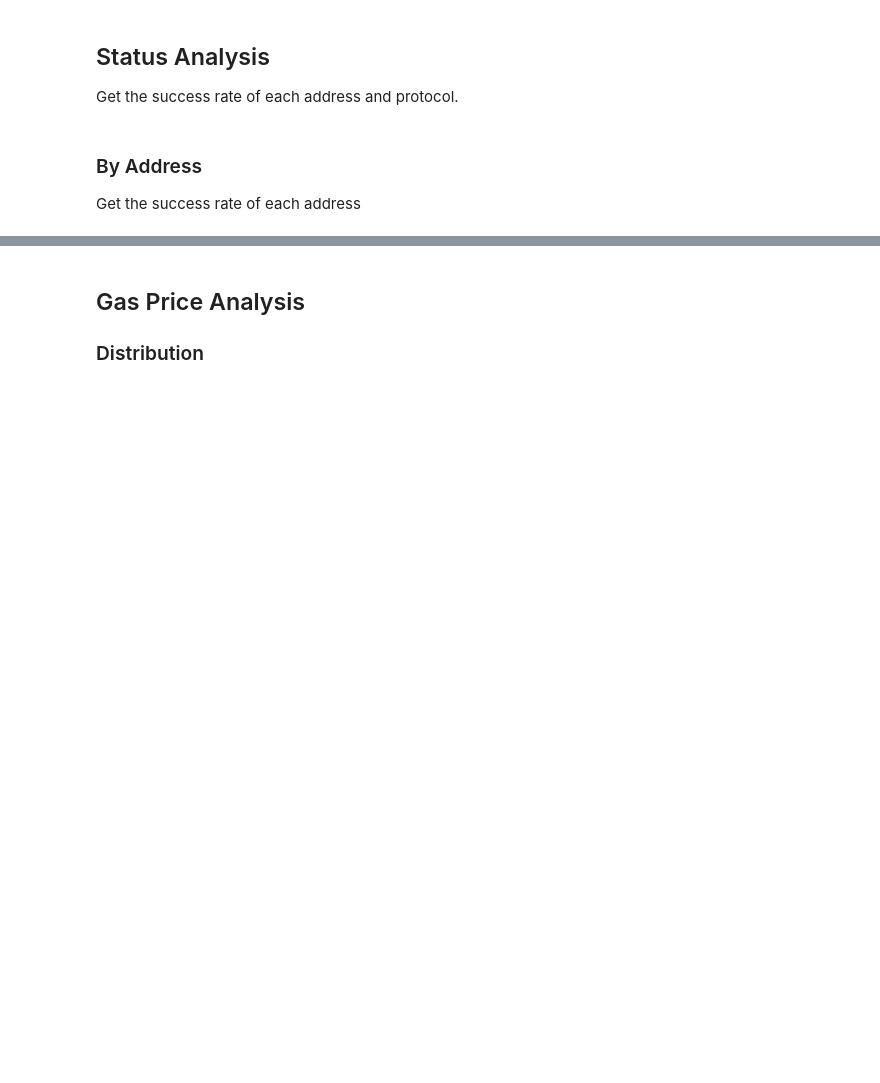
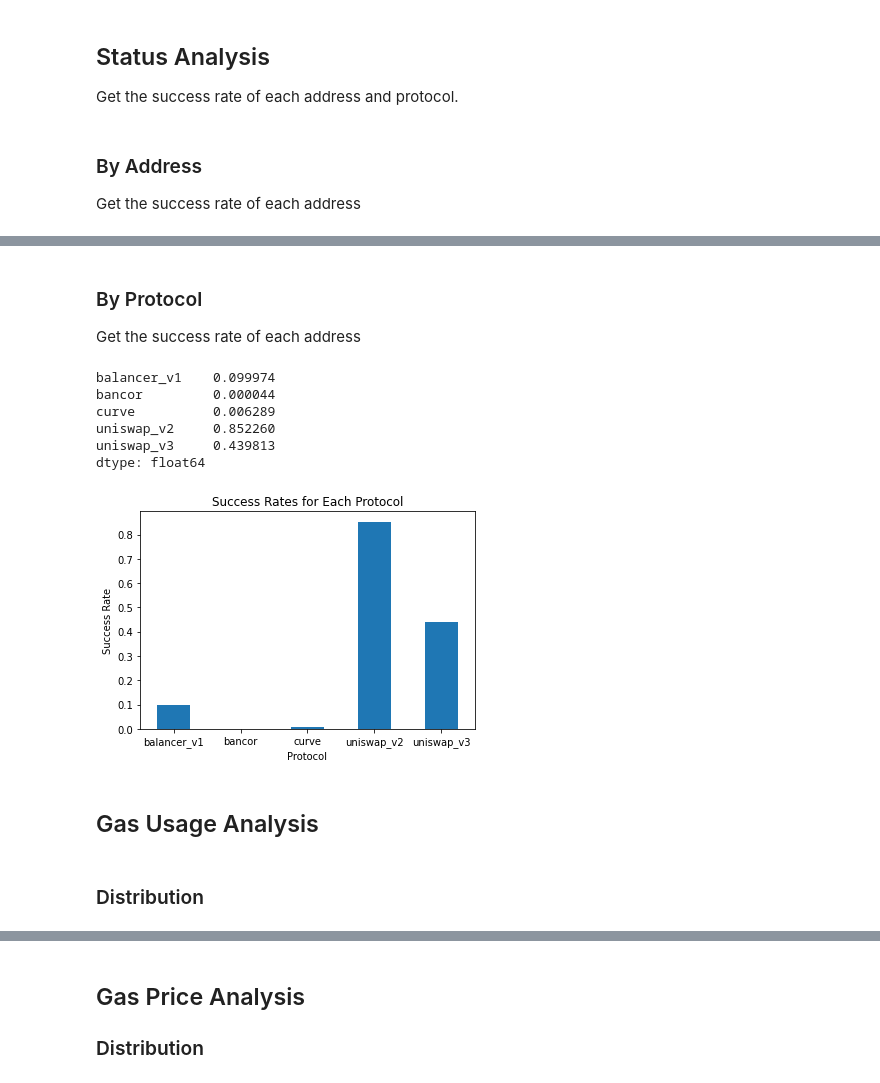
Before and after one commit to noushkia/mev-analysis, a Jupyter notebook: arbitrage_analysis.ipynb, the cells around one changed output, grey strips where cells are left out. Drawn from its saved outputs; the diff is of its cells as text; code cells hidden in the pictures; blank space fills up the shorter version.

Commit message:
Provide Gas Price/Usage Analysis. Provide Success rate analysis

```diff
--- a/arbitrage_analysis.ipynb
+++ b/arbitrage_analysis.ipynb
@@ -19,16 +19,17 @@ These blocks are pre-merge blocks. The next collection will analyse the post-mer
 First, we must connect to our database.
 # %%
 # Connect to db
-from db import get_inspect_database_uri, _get_engine
+from sqlalchemy import create_engine, text
+from db import get_inspect_database_uri
 
-engine = _get_engine(get_inspect_database_uri())
+conn = create_engine(get_inspect_database_uri()).connect()
 # %% [markdown]
 # Arbitrage Analysis
 # %% [markdown]
 ## Data Loading and Cleaning
 # %%
 query = "SELECT * FROM arbitrages WHERE block_number BETWEEN 15200000 AND 15500000"
-arb_df = pd.read_sql_query(query, engine)
+arb_df = pd.DataFrame(conn.execute(text(query)))
 arb_df.set_index('id', inplace=True)
 arb_df['timestamp'] = pd.to_datetime(arb_df['timestamp'])
 arb_df = arb_df.sort_values('block_number')
@@ -163,3 +76,0 @@ def sum_features_grouped_by(df: pd.DataFrame, condition: str, _by: [str], featur
-# %%
-# Convert Wei to ETH
-arb_df['profit_amount'] /= 1e18
@@ -220,0 +90,34 @@ protocol_success_rate
+# %% [markdown]
+### By Protocol
+Get the success rate of each address
+# %%
+# Split the protocols column into separate columns for each protocol
+protocols_df = arb_df["protocols"].str.replace("[{}]", "", regex=True).str.get_dummies(sep=",")
+
+# Concatenate the status column and the protocol columns
+merged_df = pd.concat([arb_df["status"], protocols_df], axis=1)
+
+# Calculate the success rate for each protocol
+rates_df = merged_df.mean()
+rates_df = rates_df.drop("status")
+
+rates_df
+# %% [output]
+balancer_v1    0.099974
+bancor         0.000044
+curve          0.006289
+uniswap_v2     0.852260
+uniswap_v3     0.439813
+dtype: float64
+# %%
+rates_df.plot(kind="bar", rot=0)
+plt.title("Success Rates for Each Protocol")
+plt.xlabel("Protocol")
+plt.ylabel("Success Rate")
+plt.show()
+# %% [output]
+[figure, added]
+# %% [markdown]
+## Gas Usage Analysis
+# %% [markdown]
+### Distribution
```
Also changed, not shown: parts of 63 cells of this notebook, 1 other file.
